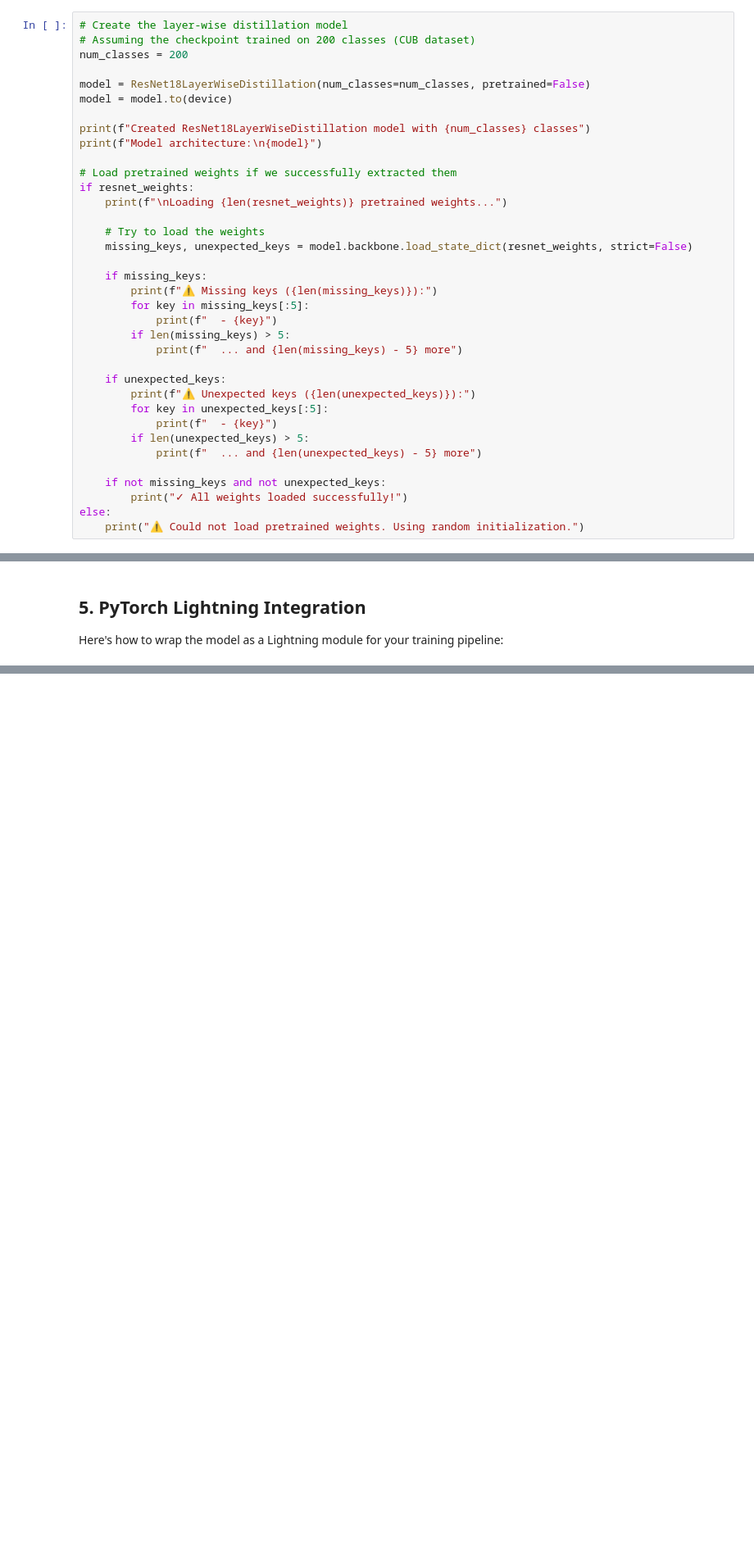
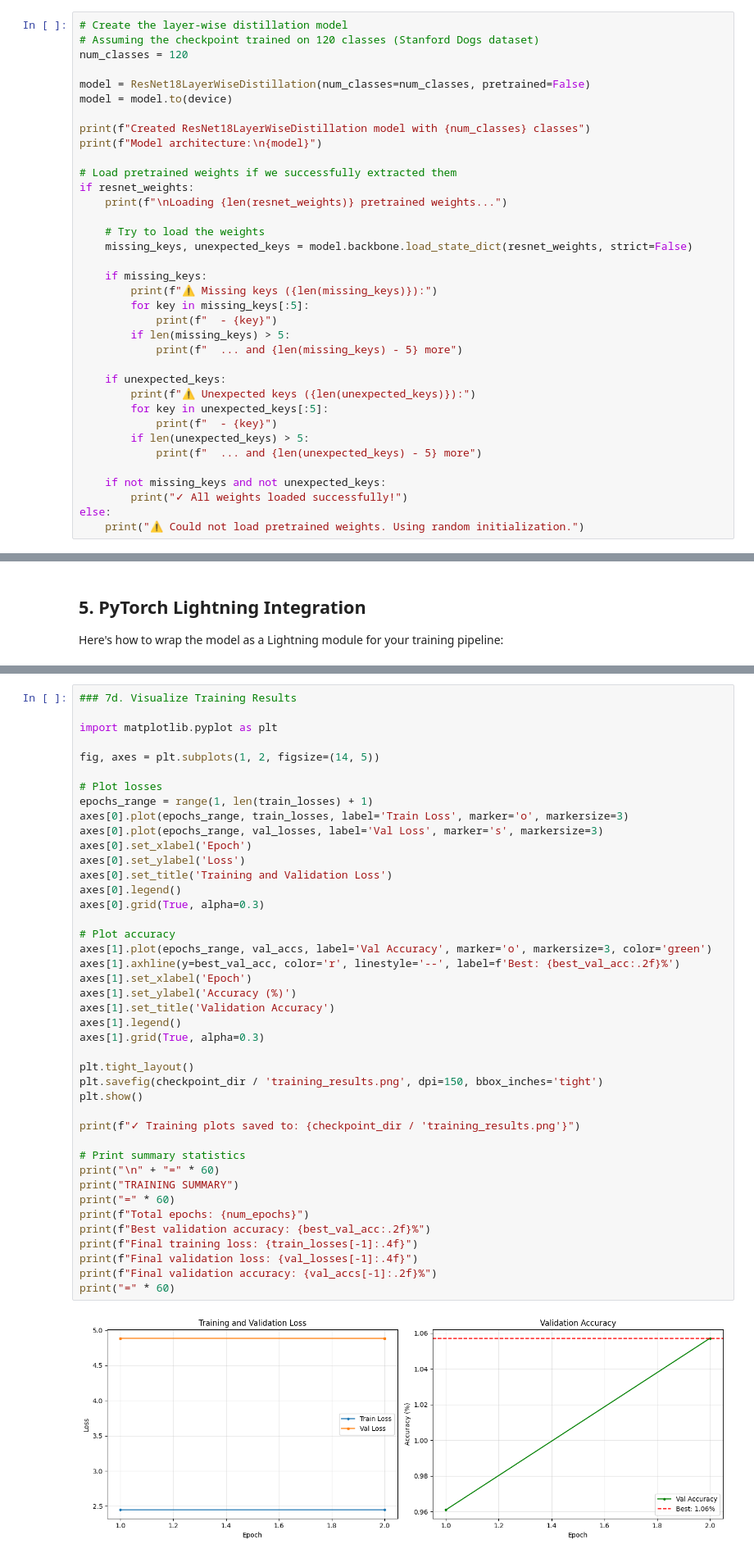
Before and after one commit to noro8514/noro-VL2Lite-experiment, a Jupyter notebook: selfdistillationexpr.ipynb, the cells around one changed output, grey strips where cells are left out. Shown at 82% size. Saved outputs shown, nothing was run; the diff lists cells and outputs as text; blank space fills up the shorter version.

Commit message:
Training loop added

```diff
--- a/selfdistillationexpr.ipynb
+++ b/selfdistillationexpr.ipynb
@@ -351,8 +351,8 @@ Sample of extracted ResNet weights:
 ## 3. Create and Initialize the Layer-wise Self-Distillation Model
 # %%
 # Create the layer-wise distillation model
-# Assuming the checkpoint trained on 200 classes (CUB dataset)
-num_classes = 200
+# Assuming the checkpoint trained on 120 classes (Stanford Dogs dataset)
+num_classes = 120
 
 model = ResNet18LayerWiseDistillation(num_classes=num_classes, pretrained=False)
 model = model.to(device)
@@ -644,0 +1024,44 @@ compile: false
+# %%
+### 7d. Visualize Training Results
+
+import matplotlib.pyplot as plt
+
+fig, axes = plt.subplots(1, 2, figsize=(14, 5))
+
+# Plot losses
+epochs_range = range(1, len(train_losses) + 1)
+axes[0].plot(epochs_range, train_losses, label='Train Loss', marker='o', markersize=3)
+axes[0].plot(epochs_range, val_losses, label='Val Loss', marker='s', markersize=3)
+axes[0].set_xlabel('Epoch')
+axes[0].set_ylabel('Loss')
+axes[0].set_title('Training and Validation Loss')
+axes[0].legend()
+axes[0].grid(True, alpha=0.3)
+
+# Plot accuracy
+axes[1].plot(epochs_range, val_accs, label='Val Accuracy', marker='o', markersize=3, color='green')
+axes[1].axhline(y=best_val_acc, color='r', linestyle='--', label=f'Best: {best_val_acc:.2f}%')
+axes[1].set_xlabel('Epoch')
+axes[1].set_ylabel('Accuracy (%)')
+axes[1].set_title('Validation Accuracy')
+axes[1].legend()
+axes[1].grid(True, alpha=0.3)
+
+plt.tight_layout()
+plt.savefig(checkpoint_dir / 'training_results.png', dpi=150, bbox_inches='tight')
+plt.show()
+
+print(f"✓ Training plots saved to: {checkpoint_dir / 'training_results.png'}")
+
+# Print summary statistics
+print("\n" + "=" * 60)
+print("TRAINING SUMMARY")
+print("=" * 60)
+print(f"Total epochs: {num_epochs}")
+print(f"Best validation accuracy: {best_val_acc:.2f}%")
+print(f"Final training loss: {train_losses[-1]:.4f}")
+print(f"Final validation loss: {val_losses[-1]:.4f}")
+print(f"Final validation accuracy: {val_accs[-1]:.2f}%")
+print("=" * 60)
+# %% [output]
+[figure, added]
```
Also changed, not shown: parts of 8 cells of this notebook, 4 other files.
